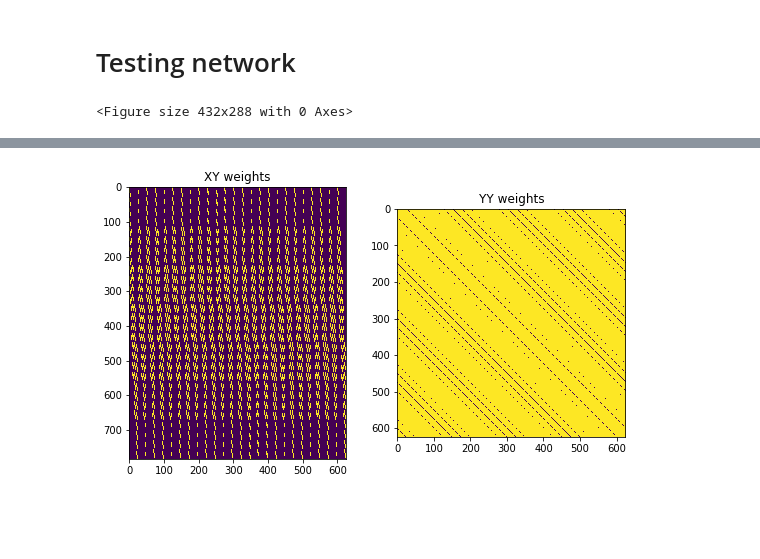
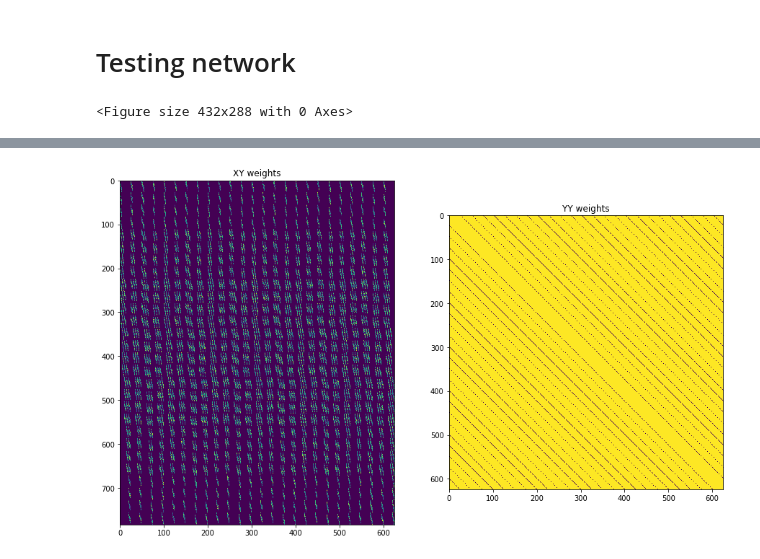
Before and after one commit to danielgafni/Bachelor, a Jupyter notebook: MNIST.ipynb, the cells around one changed output, grey strips where cells are left out. Saved outputs shown, nothing was run; the diff lists cells and outputs as text; code cells hidden in the pictures; blank space fills up the shorter version.

```diff
--- a/MNIST.ipynb
+++ b/MNIST.ipynb
@@ -88,7 +86,7 @@ connection_XY = LocalConnection(
     kernel_size=kernel_size,
     stride=stride,
     update_rule=PostPre,
-    norm=0.4 * kernel_size ** 2,  # norm constant - check
+    norm=1, #1/(kernel_size ** 2),#0.4 * kernel_size ** 2,  # norm constant - check
     nu=[1e-4, 1e-2],
     wmin=wmin,
     wmax=wmax)
@@ -156,6 +156,7 @@ network = load('default', learning=False)
 # %% [markdown]
 # Testing network
 # %%
+i = 0
 plot = True
 n_test = 1
 max_test_iterations = 100
@@ -164,55 +165,57 @@ for epoch in range(n_test):
     test_dataloader = torch.utils.data.DataLoader(
         train_dataset, batch_size=1, shuffle=True)
 
-    for batch in tqdm(test_dataloader):
-        #Processing
-        inpts = {"X": batch["encoded_image"]}
-        inpts = {"X": batch["encoded_image"].transpose(0, 1)}
-        label = batch["label"]
-        network.run(inpts=inpts, time=time_max, input_time_dim=1)
+    while i < 100:
+        for batch in tqdm(test_dataloader):
+            #Processing
+            inpts = {"X": batch["encoded_image"]}
+            inpts = {"X": batch["encoded_image"].transpose(0, 1)}
+            label = batch["label"]
+            network.run(inpts=inpts, time=time_max, input_time_dim=1)
 
-        #Visualization
-        # Optionally plot various simulation information.
-        if plot:
-            inpt_axes = None
-            inpt_ims = None
-            spike_ims = None
-            spike_axes = None
-            weights1_im = None
-            voltage_ims = None
-            voltage_axes = None
-            image = batch["image"].view(28, 28)
+            #Visualization
+            # Optionally plot various simulation information.
+            if plot:
+                inpt_axes = None
+                inpt_ims = None
+                spike_ims = None
+                spike_axes = None
+                weights1_im = None
+                voltage_ims = None
+                voltage_axes = None
+                image = batch["image"].view(28, 28)
 
-            inpt = inpts["X"].view(time_max, 784).sum(0).view(28, 28)
-            weights_XY = connection_XY.w
-            weights_YY = connection_YY.w
+                inpt = inpts["X"].view(time_max, 784).sum(0).view(28, 28)
+                weights_XY = connection_XY.w
+                weights_YY = connection_YY.w
 
-            _spikes = {
-                "X": spikes["X"].get("s").view(time_max, -1),
-                "Y": spikes["Y"].get("s").view(time_max, -1),
-            }
-            _voltages = {"Y": voltages["Y"].get("v").view(time_max, -1)}
+                _spikes = {
+                    "X": spikes["X"].get("s").view(time_max, -1),
+                    "Y": spikes["Y"].get("s").view(time_max, -1),
+                }
+                _voltages = {"Y": voltages["Y"].get("v").view(time_max, -1)}
 
-            inpt_axes, inpt_ims = plot_input(
-                image, inpt, label=label, axes=inpt_axes, ims=inpt_ims
-            )
-            spike_ims, spike_axes = plot_spikes(_spikes, ims=spike_ims, axes=spike_axes)
-            f, (ax1, ax2) = plt.subplots(1, 2, figsize=(9, 5))
-            ax1.imshow(weights_XY.numpy())
-            ax1.set_title('XY weights')
-            ax2.imshow(weights_YY.reshape(5*5*25, 5*5*25).numpy())
-            ax2.set_title('YY weights')
-            f.show()
-            #weights1_im = plot_conv2d_weights(weights1, im=weights1_im)
-            voltage_ims, voltage_axes = plot_voltages(
-                _voltages, ims=voltage_ims, axes=voltage_axes
-            )
+                inpt_axes, inpt_ims = plot_input(
+                    image, inpt, label=label, axes=inpt_axes, ims=inpt_ims
+                )
+                spike_ims, spike_axes = plot_spikes(_spikes, ims=spike_ims, axes=spike_axes)
+                f, (ax1, ax2) = plt.subplots(1, 2, figsize=(15, 10))
+                ax1.imshow(weights_XY.numpy())
+                ax1.set_title('XY weights')
+                ax2.imshow(weights_YY.reshape(5*5*25, 5*5*25).numpy())
+                ax2.set_title('YY weights')
+                f.show()
+                #weights1_im = plot_conv2d_weights(weights1, im=weights1_im)
+                voltage_ims, voltage_axes = plot_voltages(
+                    _voltages, ims=voltage_ims, axes=voltage_axes
+                )
 
-            plt.pause(1)
+                plt.pause(1)
 
-        #clear_output(wait=True)
-        break
+            clear_output(wait=True)
 
-    network.reset_()  # Reset state variables
+
+        network.reset_()  # Reset state variables
+        i += 1
 # %% [output]
 <Figure size 432x288 with 0 Axes>
@@ -221 +224 @@ for epoch in range(n_test):
-[figure, old version]
+[figure, new version]
```
Also changed, not shown: parts of 10 cells of this notebook, 3 other files.
